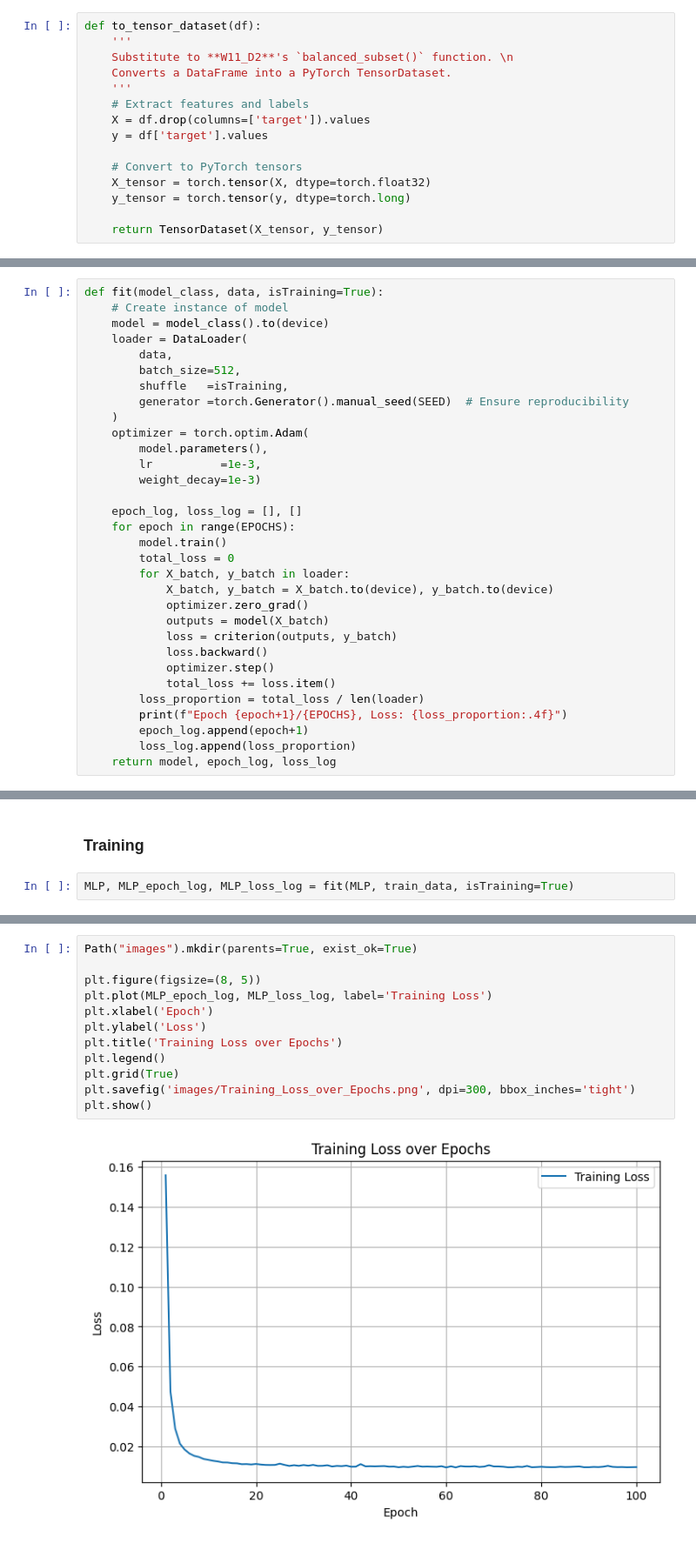
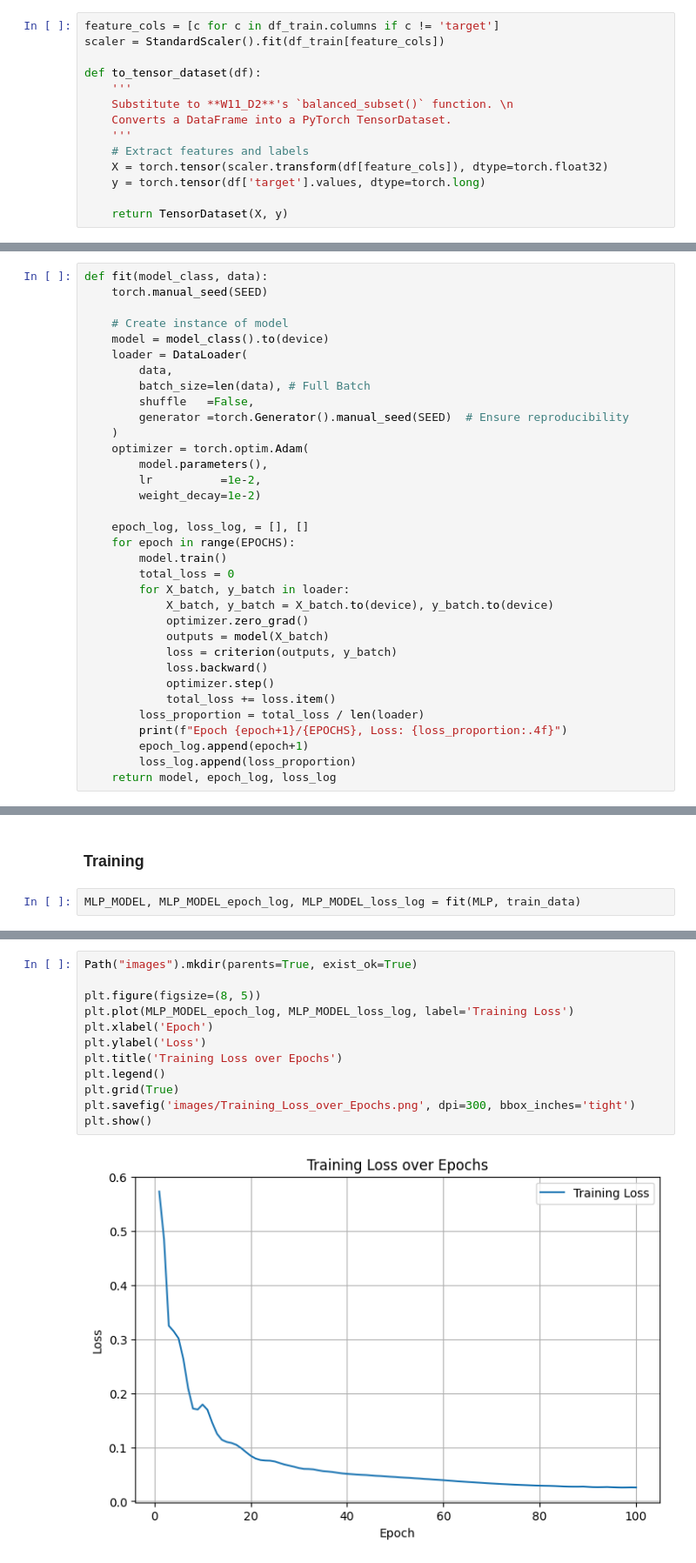
Before and after one commit to LtUdon/ECG-Abnormal-Heartbeat-Detection, a Jupyter notebook: MLP_Gian/MLP.ipynb, the cells around one changed output, grey strips where cells are left out. Shown at 87% size. Drawn from its saved outputs; the diff is of its cells as text.

```diff
--- a/MLP_Gian/MLP.ipynb
+++ b/MLP_Gian/MLP.ipynb
@@ -108,20 +108,19 @@ EPOCHS = 100
 # %% [markdown]
 #### Convert DataFrames to Tensor DataSets
 # %%
+feature_cols = [c for c in df_train.columns if c != 'target']
+scaler = StandardScaler().fit(df_train[feature_cols])
+
 def to_tensor_dataset(df):
     '''
     Substitute to **W11_D2**'s `balanced_subset()` function. \n
     Converts a DataFrame into a PyTorch TensorDataset.
     '''
     # Extract features and labels
-    X = df.drop(columns=['target']).values
-    y = df['target'].values
+    X = torch.tensor(scaler.transform(df[feature_cols]), dtype=torch.float32)
+    y = torch.tensor(df['target'].values, dtype=torch.long)
 
-    # Convert to PyTorch tensors
-    X_tensor = torch.tensor(X, dtype=torch.float32)
-    y_tensor = torch.tensor(y, dtype=torch.long)
-
-    return TensorDataset(X_tensor, y_tensor)
+    return TensorDataset(X, y)
 # %%
 train_data = to_tensor_dataset(df_train)
 valid_data = to_tensor_dataset(df_valid)
@@ -142,19 +155,21 @@ Validation DataLoader: 31 batches, each with 512 samples
 # %%
-def fit(model_class, data, isTraining=True):
+def fit(model_class, data):
+    torch.manual_seed(SEED)
+
     # Create instance of model
     model = model_class().to(device)
     loader = DataLoader(
         data,
-        batch_size=512,
-        shuffle   =isTraining,
+        batch_size=len(data), # Full Batch
+        shuffle   =False,
         generator =torch.Generator().manual_seed(SEED)  # Ensure reproducibility
     )
     optimizer = torch.optim.Adam(
         model.parameters(),
-        lr          =1e-3,
-        weight_decay=1e-3)
+        lr          =1e-2,
+        weight_decay=1e-2)
 
-    epoch_log, loss_log = [], []
+    epoch_log, loss_log, = [], []
     for epoch in range(EPOCHS):
         model.train()
         total_loss = 0
@@ -188,5 +203,5 @@ class MLP(nn.Module):
 # %% [markdown]
 ### Training
 # %%
-MLP, MLP_epoch_log, MLP_loss_log = fit(MLP, train_data, isTraining=True)
+MLP_MODEL, MLP_MODEL_epoch_log, MLP_MODEL_loss_log = fit(MLP, train_data)
 # %% [output]
@@ -214,14 +225,14 @@ Epoch 100/100, Loss: 0.0096
 # %%
 Path("images").mkdir(parents=True, exist_ok=True)
 
 plt.figure(figsize=(8, 5))
-plt.plot(MLP_epoch_log, MLP_loss_log, label='Training Loss')
+plt.plot(MLP_MODEL_epoch_log, MLP_MODEL_loss_log, label='Training Loss')
 plt.xlabel('Epoch')
 plt.ylabel('Loss')
 plt.title('Training Loss over Epochs')
 plt.legend()
 plt.grid(True)
 plt.savefig('images/Training_Loss_over_Epochs.png', dpi=300, bbox_inches='tight')
 plt.show()
 # %% [output]
-[figure, old version]
+[figure, new version]
```
Also changed, not shown: parts of 11 cells of this notebook, 4 other files.
